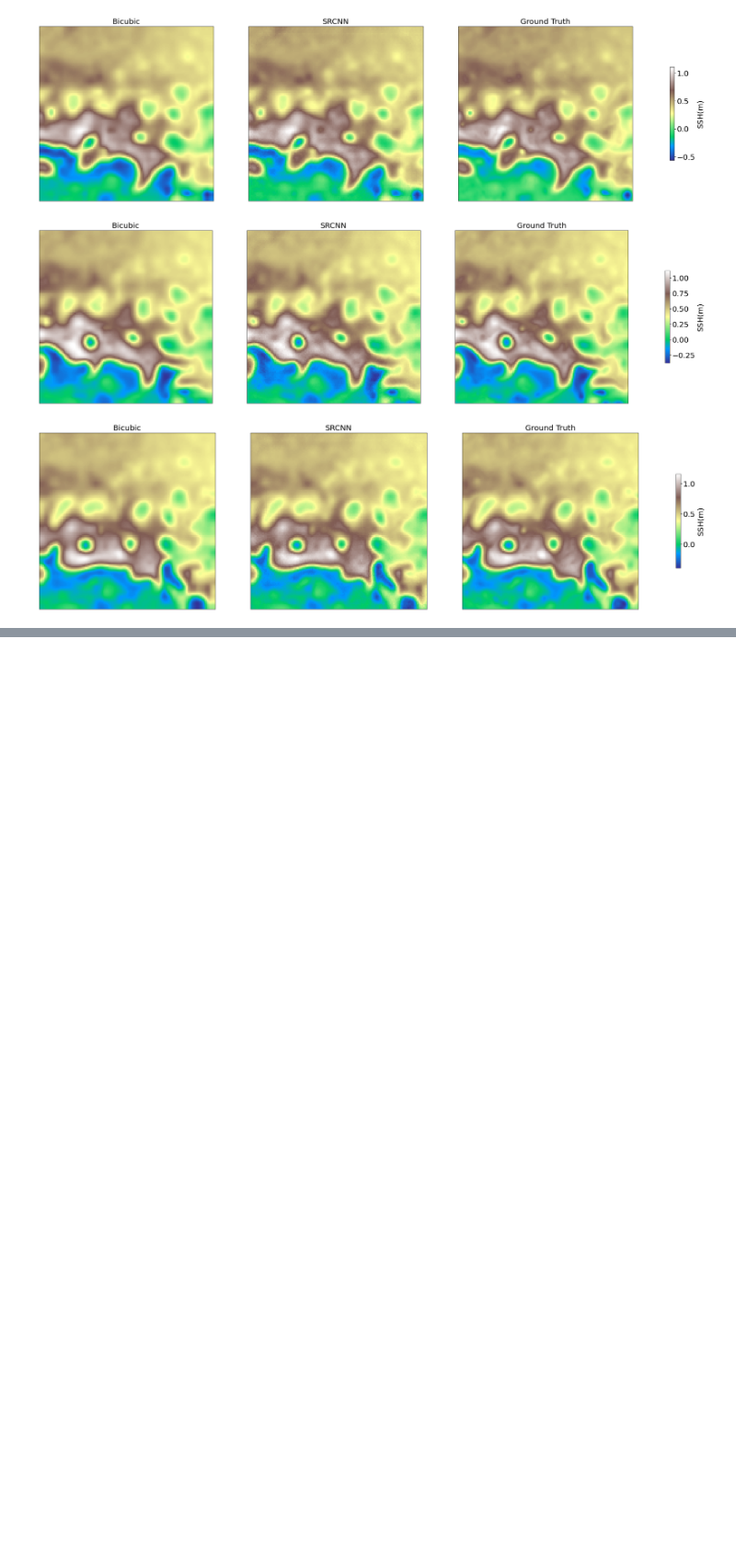
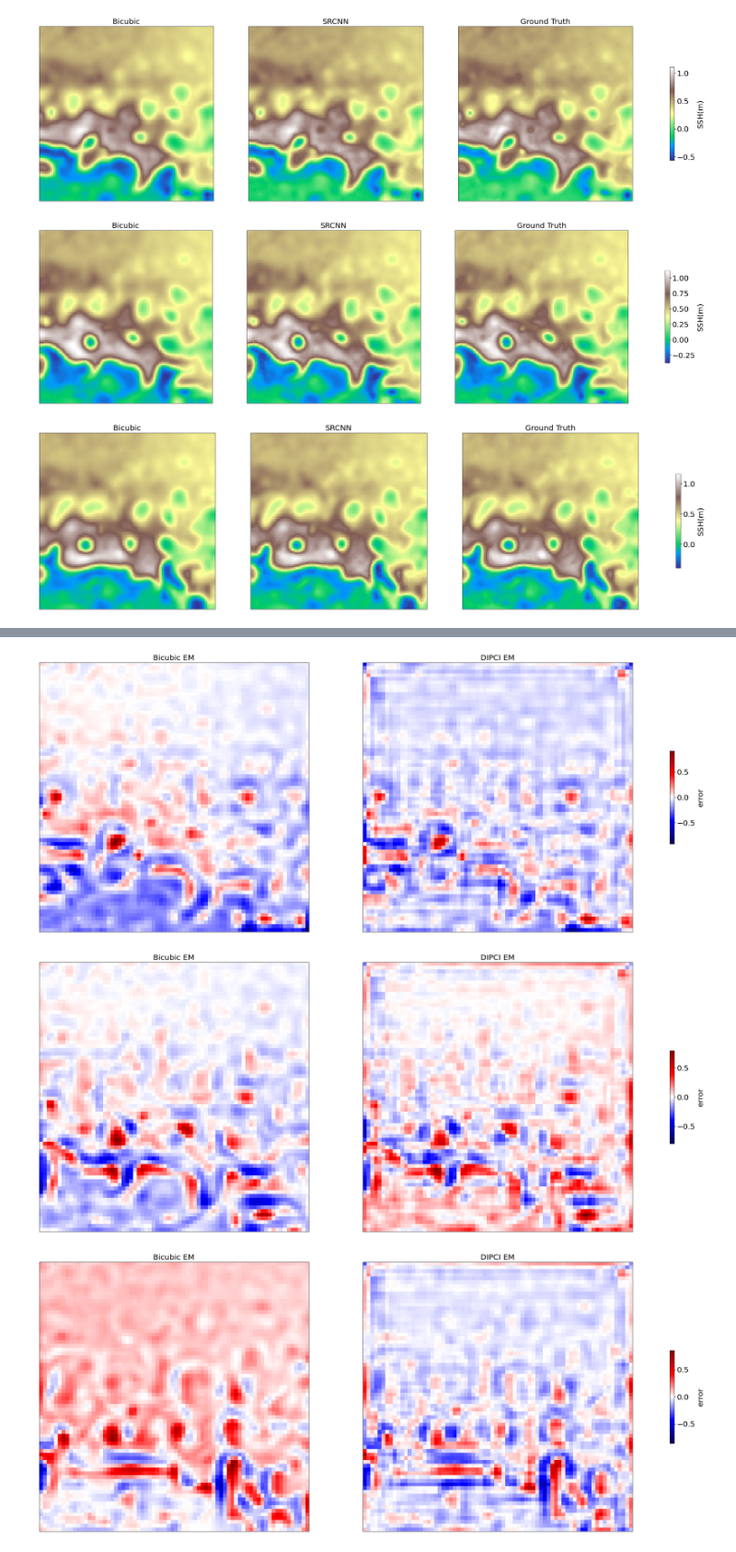
Before and after one commit to MdeCastelbajac/dipci, a Jupyter notebook: ProjectNotebook.ipynb, the cells around one changed output, grey strips where cells are left out. Shown at 92% size. Drawn from its saved outputs; the diff is of its cells as text; code cells hidden in the pictures; blank space fills up the shorter version.

```diff
--- a/ProjectNotebook.ipynb
+++ b/ProjectNotebook.ipynb
@@ -210,2 +311,17 @@ dipci = train(dipci, ssh_lr, sst_lr, ssh_norm, callbacks, epochs)
+# %%
+save_path = "./Save/exp1_dipci_em"
+for i in range(0,30,10):
+    plot_line(
+        [bicubic_predictions[i]-ssh_R18[i], dipci_predictions[i]-ssh_R18[i]],
+        ["Bicubic EM", "DIPCI EM"],
+        "seismic",
+        save_path+str(i),
+        label="error",
+        center_colormap=True
+    )
+# %% [output]
+[figure, added]
+[figure, added]
+[figure, added]
 # %%
 #dipci.load_weights(checkpoint_filepath)
```
Also changed, not shown: parts of 26 cells of this notebook, 33 other files.
